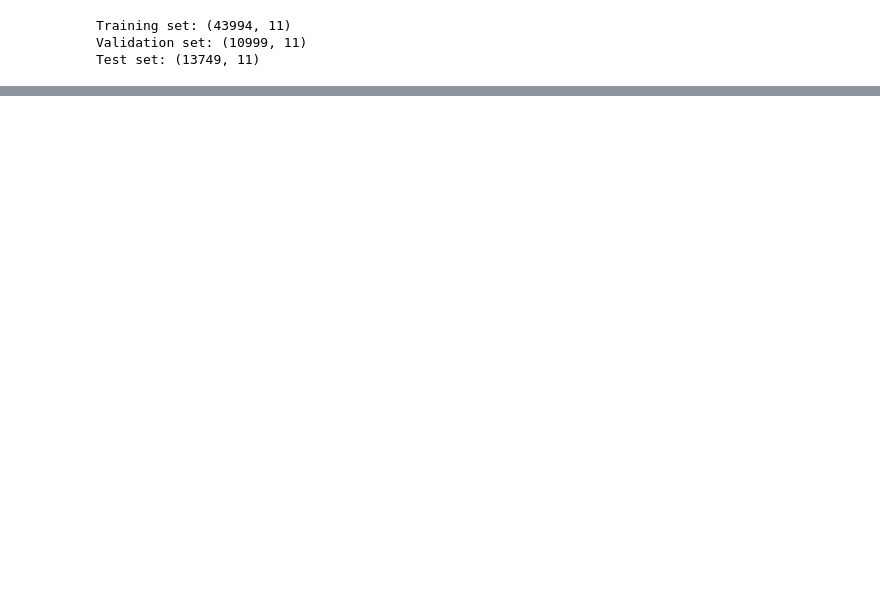
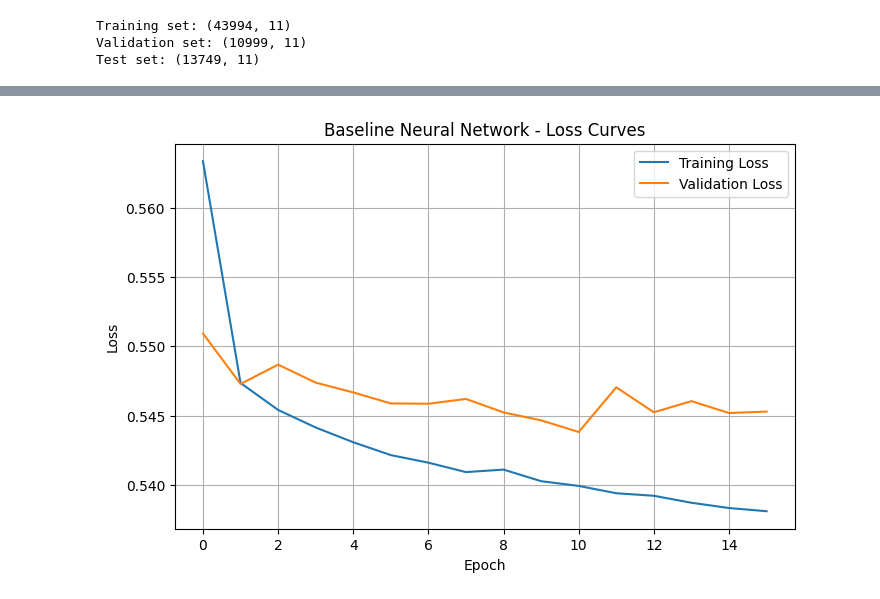
Before and after one commit to balsamkhaleel/Internship-Ai-ML, a Jupyter notebook: project/Deep_learning_06.ipynb, the cells around one changed output, grey strips where cells are left out. Saved outputs shown, nothing was run; the diff lists cells and outputs as text; code cells hidden in the pictures; blank space fills up the shorter version.

```diff
--- a/project/Deep_learning_06.ipynb
+++ b/project/Deep_learning_06.ipynb
@@ -926,0 +147,16 @@ regularization through Early Stopping, and final evaluation on unseen data.
+# %%
+baseline_early_stopping = EarlyStopping(
+    monitor="val_loss",
+    patience=5,
+    restore_best_weights=True
+)
+
+history_baseline = baseline_model.fit(
+    X_train_scaled,
+    y_train_final,
+    validation_data=(X_val_scaled, y_val),
+    epochs=30,
+    batch_size=32,
+    callbacks=[baseline_early_stopping],
+    verbose=1
+)
@@ -926,0 +181,21 @@ regularization through Early Stopping, and final evaluation on unseen data.
+# %%
+plt.figure(figsize=(8, 5))
+
+plt.plot(
+    history_baseline.history["loss"],
+    label="Training Loss"
+)
+
+plt.plot(
+    history_baseline.history["val_loss"],
+    label="Validation Loss"
+)
+
+plt.xlabel("Epoch")
+plt.ylabel("Loss")
+plt.title("Baseline Neural Network - Loss Curves")
+plt.legend()
+plt.grid(True)
+plt.show()
+# %% [output]
+[figure, added]
```
Also changed, not shown: parts of 86 cells of this notebook, 1 other file.
